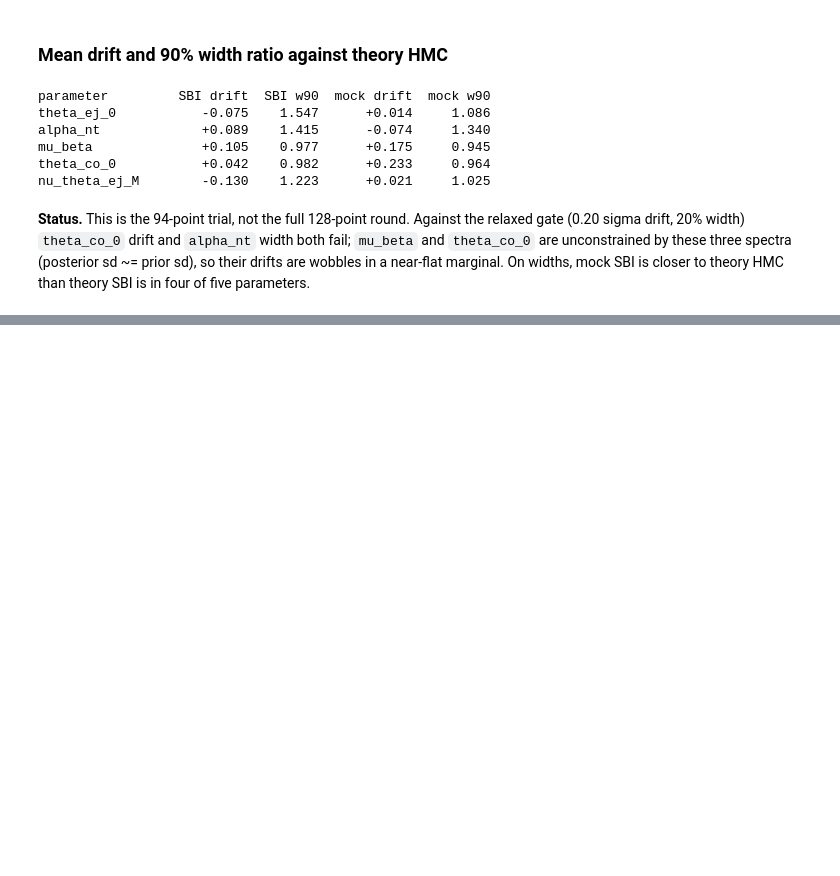
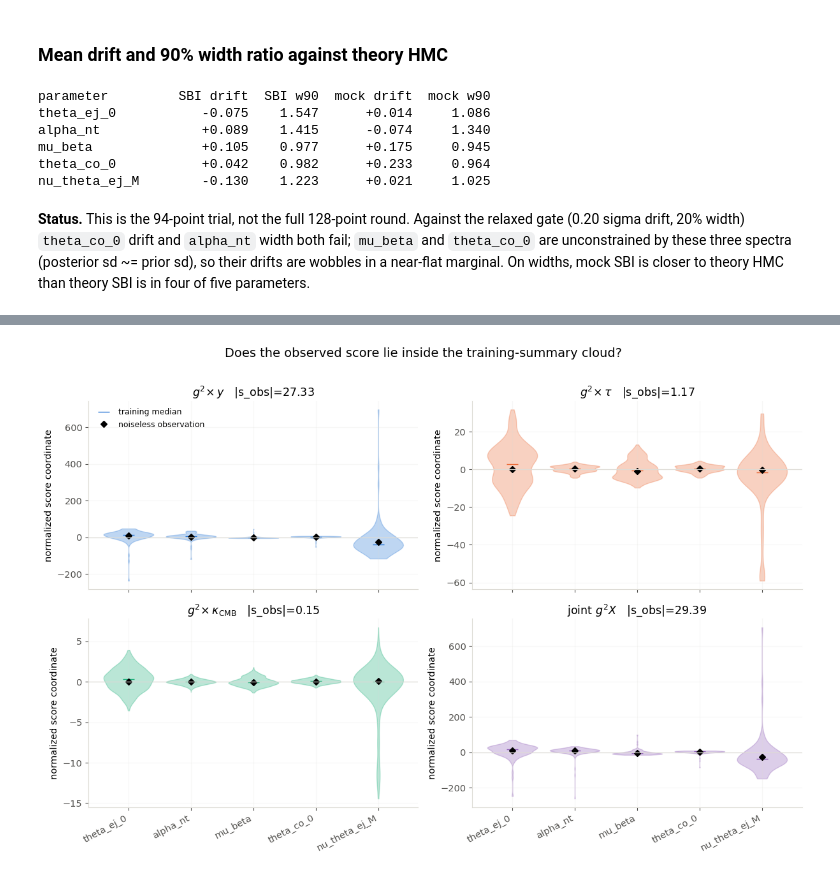
Before and after one commit to shivampcosmo/GODMAX, a Jupyter notebook: notebooks/SBI_validate/07_mock_sbi_snle/00_overview.ipynb, the cells around one changed output, grey strips where cells are left out. Cells and saved outputs as stored; diff of their text form; code cells hidden in the pictures; blank space fills up the shorter version.

```diff
--- a/notebooks/SBI_validate/07_mock_sbi_snle/00_overview.ipynb
+++ b/notebooks/SBI_validate/07_mock_sbi_snle/00_overview.ipynb
@@ -161,0 +331,37 @@ theory HMC than theory SBI is in four of five parameters.
+# %%
+def g2_score(probe, vectors):
+    idx = np.asarray(g2_contract[f"indices_{probe}"], dtype=int)
+    chol = np.asarray(g2_contract[f"cholesky_{probe}"])
+    operator = np.asarray(g2_contract[f"operator_{probe}"])
+    reference = np.asarray(g2_contract[f"reference_prediction_{probe}"])
+    values = np.atleast_2d(vectors)[:, idx]
+    whitened = np.linalg.solve(chol, (values - reference[None, :]).T)
+    return (operator @ whitened).T
+
+finite_u_rows = np.all(np.isfinite(np.asarray(g2_train["u"])), axis=1)
+fig, axes = plt.subplots(2, 2, figsize=(12.2, 8.0), sharex=True)
+for ax, probe in zip(axes.flat, G2_PROBES):
+    score_rows = g2_score(probe, np.asarray(g2_train["x"])[finite_u_rows])
+    score_obs = np.asarray(g2_contract[f"observed_score_{probe}"])
+    violins = ax.violinplot([score_rows[:, j] for j in range(5)],
+                            positions=np.arange(5), showextrema=False, widths=.8)
+    for body in violins["bodies"]:
+        body.set_facecolor(G2_COLORS[probe]); body.set_edgecolor(G2_COLORS[probe])
+        body.set_alpha(.30)
+    ax.plot(np.arange(5), np.median(score_rows, axis=0), "_", ms=13,
+            color=G2_COLORS[probe], label="training median")
+    ax.plot(np.arange(5), score_obs, "D", ms=5.5, color="black",
+            label="noiseless observation")
+    ax.axhline(0, color=GRID, lw=.9)
+    ax.set_title(f"{G2_NAMES[probe]}   |s_obs|={np.linalg.norm(score_obs):.2f}")
+    ax.set_xticks(np.arange(5), G2_PARAM_NAMES, rotation=28, ha="right")
+    ax.set_ylabel("normalized score coordinate")
+    ax.grid(alpha=.22, color=GRID)
+axes[0, 0].legend(frameon=False, fontsize=9)
+fig.suptitle("Does the observed score lie inside the training-summary cloud?", y=1.01,
+             fontsize=14)
+fig.tight_layout()
+fig.savefig(G2_FIG_DIR / "g2x_pilot_score_support.png", dpi=180, bbox_inches="tight")
+plt.show()
+# %% [output]
+[figure, added]
```
Also changed, not shown: parts of 15 cells of this notebook.
